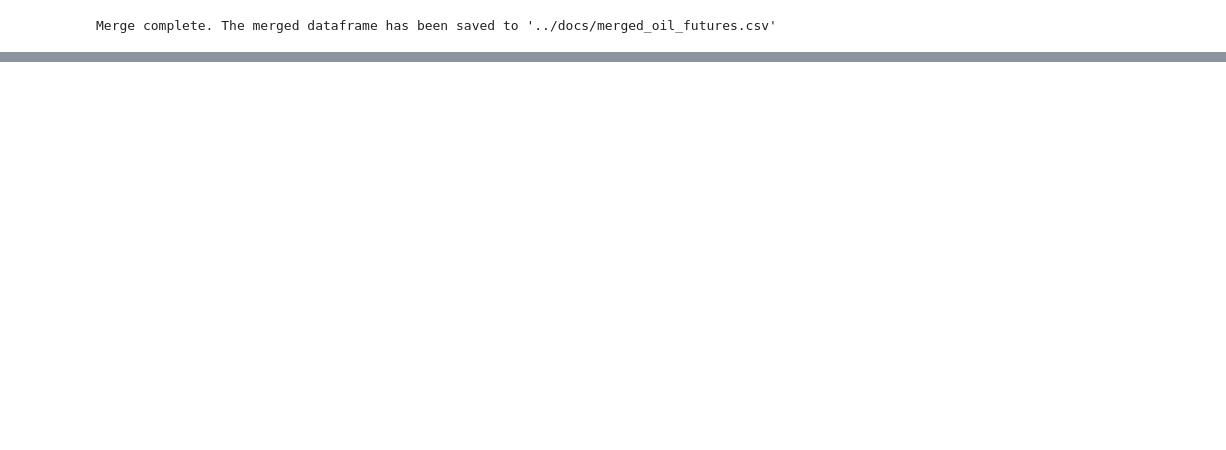
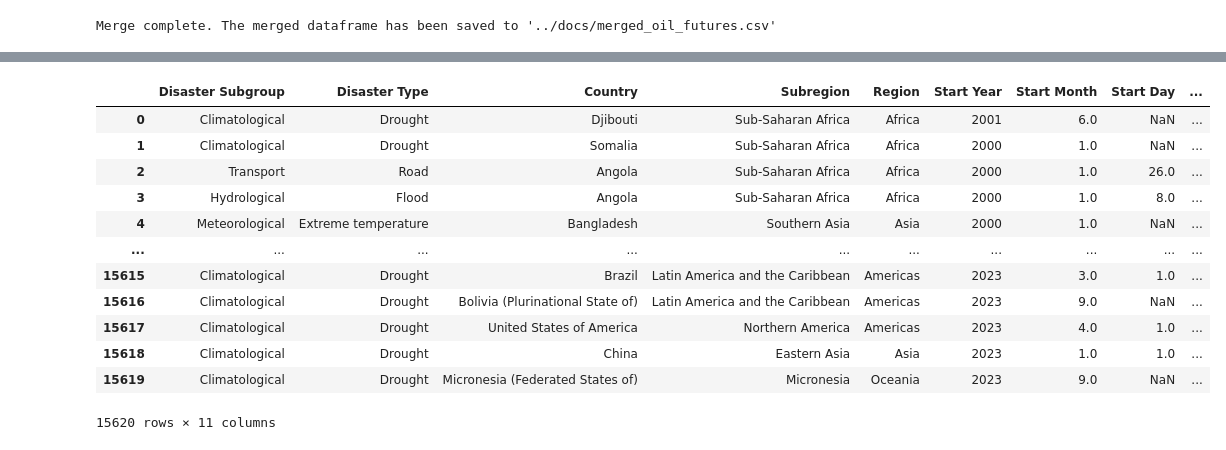
Before and after one commit to sirtxo/-EDA_MiddleEast_Conflicts_Energy, a Jupyter notebook: notebooks/Ipc_Oil_Dissaters_Initial_Analisis.ipynb, the cells around one changed output, grey strips where cells are left out. Drawn from its saved outputs; the diff is of its cells as text; code cells hidden in the pictures; blank space fills up the shorter version.

```diff
--- a/notebooks/Ipc_Oil_Dissaters_Initial_Analisis.ipynb
+++ b/notebooks/Ipc_Oil_Dissaters_Initial_Analisis.ipynb
@@ -110,0 +214,41 @@ Merge complete. The merged dataframe has been saved to '../docs/merged_oil_futur
+# %%
+import pandas as pd
+
+# Elimina las filas con valores nulos en la columna 'CPI'
+disaster_data = disaster_data.dropna(subset=['CPI'])
+# Agrupar por las columnas relevantes y calcular la media de 'Total Affected'
+grouped_means = disaster_data.groupby(['Disaster Type', 'Country', 'Subregion', 'Region', 'CPI'])['Total Affected'].mean()
+
+
+# Función para llenar los valores nulos con la media del grupo correspondiente o 'Total Deaths'
+def fill_nans_with_group_mean(row):
+    if pd.isnull(row['Total Affected']):  # Verifica si el valor es nulo
+        if pd.notnull(row['Total Deaths']):  # Verifica si 'Total Deaths' tiene un valor
+            return row['Total Deaths']  # Si 'Total Deaths' tiene un valor, lo devuelve
+        else:
+            # Utiliza las otras columnas para obtener la media del grupo correspondiente
+            group_key = (row['Disaster Type'], row['Country'], row['Subregion'], row['Region'], row['CPI'])
+            group_mean = grouped_means.get(group_key)  # Obtiene la media del grupo
+            return group_mean  # Devuelve la media del grupo
+    else:
+        return row['Total Affected']  # Devuelve el valor original si no es nulo
+
+# Aplicar la función a cada fila
+disaster_data['Total Affected'] = disaster_data.apply(fill_nans_with_group_mean, axis=1)
+
+
+disaster_data.head(1213212)
+# %% [output]
+|  | Disaster Subgroup | Disaster Type | Country | Subregion | Region | Start Year | Start Month | Start Day | ... |
+| 0 | Climatological | Drought | Djibouti | Sub-Saharan Africa | Africa | 2001 | 6.0 | NaN | ... |
+| 1 | Climatological | Drought | Somalia | Sub-Saharan Africa | Africa | 2000 | 1.0 | NaN | ... |
+| 2 | Transport | Road | Angola | Sub-Saharan Africa | Africa | 2000 | 1.0 | 26.0 | ... |
+| 3 | Hydrological | Flood | Angola | Sub-Saharan Africa | Africa | 2000 | 1.0 | 8.0 | ... |
+| 4 | Meteorological | Extreme temperature | Bangladesh | Southern Asia | Asia | 2000 | 1.0 | NaN | ... |
+| ... | ... | ... | ... | ... | ... | ... | ... | ... | ... |
+| 15615 | Climatological | Drought | Brazil | Latin America and the Caribbean | Americas | 2023 | 3.0 | 1.0 | ... |
+| 15616 | Climatological | Drought | Bolivia (Plurinational State of) | Latin America and the Caribbean | Americas | 2023 | 9.0 | NaN | ... |
+| 15617 | Climatological | Drought | United States of America | Northern America | Americas | 2023 | 4.0 | 1.0 | ... |
+| 15618 | Climatological | Drought | China | Eastern Asia | Asia | 2023 | 1.0 | 1.0 | ... |
+| 15619 | Climatological | Drought | Micronesia (Federated States of) | Micronesia | Oceania | 2023 | 9.0 | NaN | ... |
+15620 rows × 11 columns
```
Also changed, not shown: parts of 24 cells of this notebook, 24 other files.
